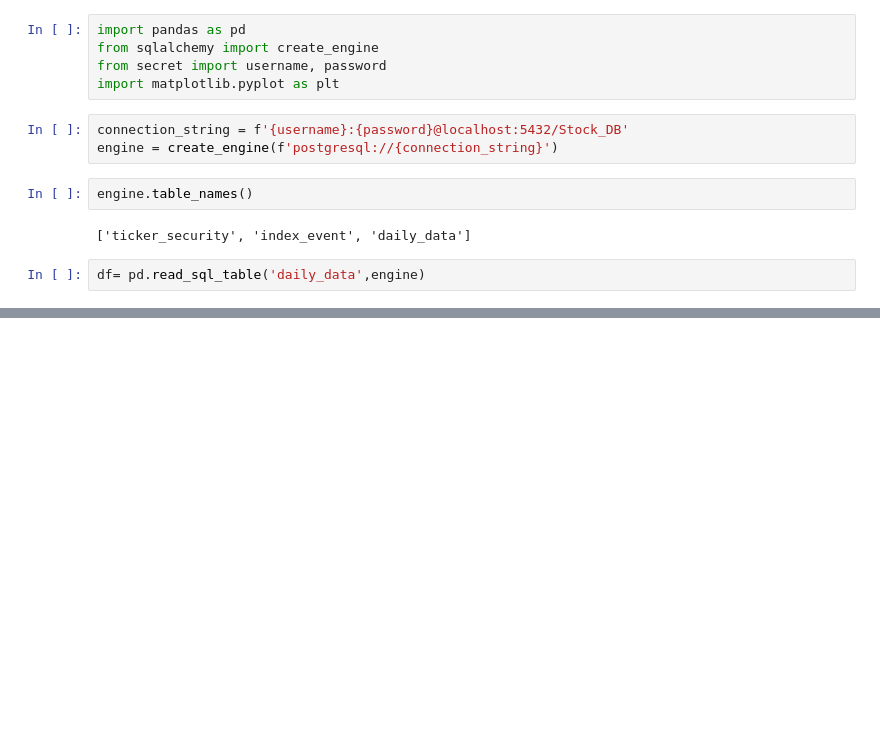
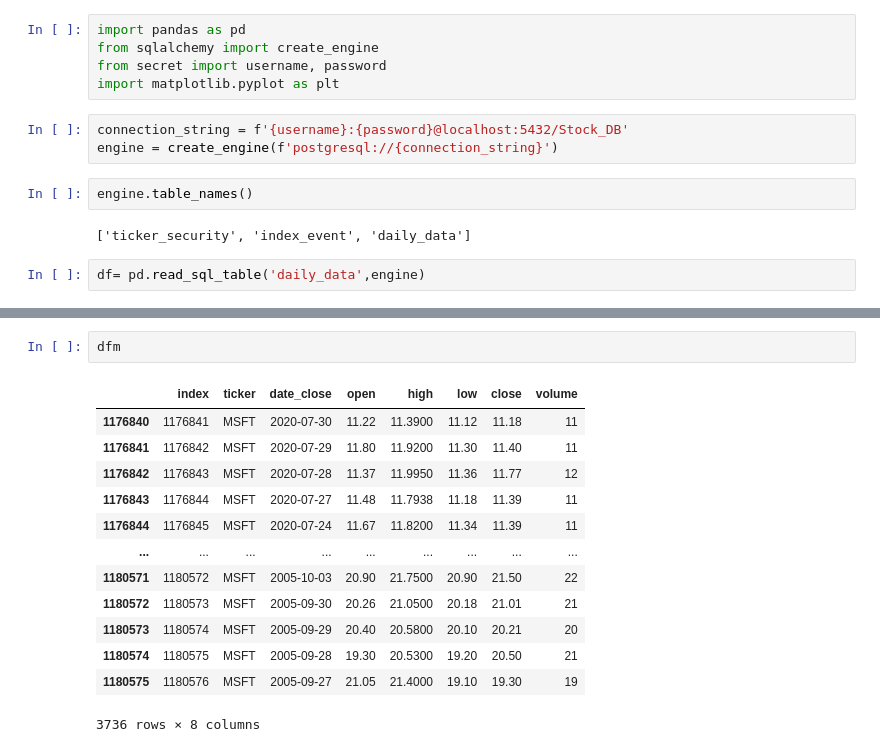
Before and after one commit to mguner-data/ETL-Project-SP500, a Jupyter notebook: Chart_Example.ipynb, the cells around one changed output, grey strips where cells are left out. Cells and saved outputs as stored; diff of their text form; blank space fills up the shorter version.

```diff
--- a/Chart_Example.ipynb
+++ b/Chart_Example.ipynb
@@ -28,0 +59,16 @@ plt.showg
+# %%
+dfm
+# %% [output]
+|  | index | ticker | date_close | open | high | low | close | volume |
+| 1176840 | 1176841 | MSFT | 2020-07-30 | 11.22 | 11.3900 | 11.12 | 11.18 | 11 |
+| 1176841 | 1176842 | MSFT | 2020-07-29 | 11.80 | 11.9200 | 11.30 | 11.40 | 11 |
+| 1176842 | 1176843 | MSFT | 2020-07-28 | 11.37 | 11.9950 | 11.36 | 11.77 | 12 |
+| 1176843 | 1176844 | MSFT | 2020-07-27 | 11.48 | 11.7938 | 11.18 | 11.39 | 11 |
+| 1176844 | 1176845 | MSFT | 2020-07-24 | 11.67 | 11.8200 | 11.34 | 11.39 | 11 |
+| ... | ... | ... | ... | ... | ... | ... | ... | ... |
+| 1180571 | 1180572 | MSFT | 2005-10-03 | 20.90 | 21.7500 | 20.90 | 21.50 | 22 |
+| 1180572 | 1180573 | MSFT | 2005-09-30 | 20.26 | 21.0500 | 20.18 | 21.01 | 21 |
+| 1180573 | 1180574 | MSFT | 2005-09-29 | 20.40 | 20.5800 | 20.10 | 20.21 | 20 |
+| 1180574 | 1180575 | MSFT | 2005-09-28 | 19.30 | 20.5300 | 19.20 | 20.50 | 21 |
+| 1180575 | 1180576 | MSFT | 2005-09-27 | 21.05 | 21.4000 | 19.10 | 19.30 | 19 |
+3736 rows × 8 columns
```
Also changed, not shown: parts of 3 cells of this notebook, 10 other files.
